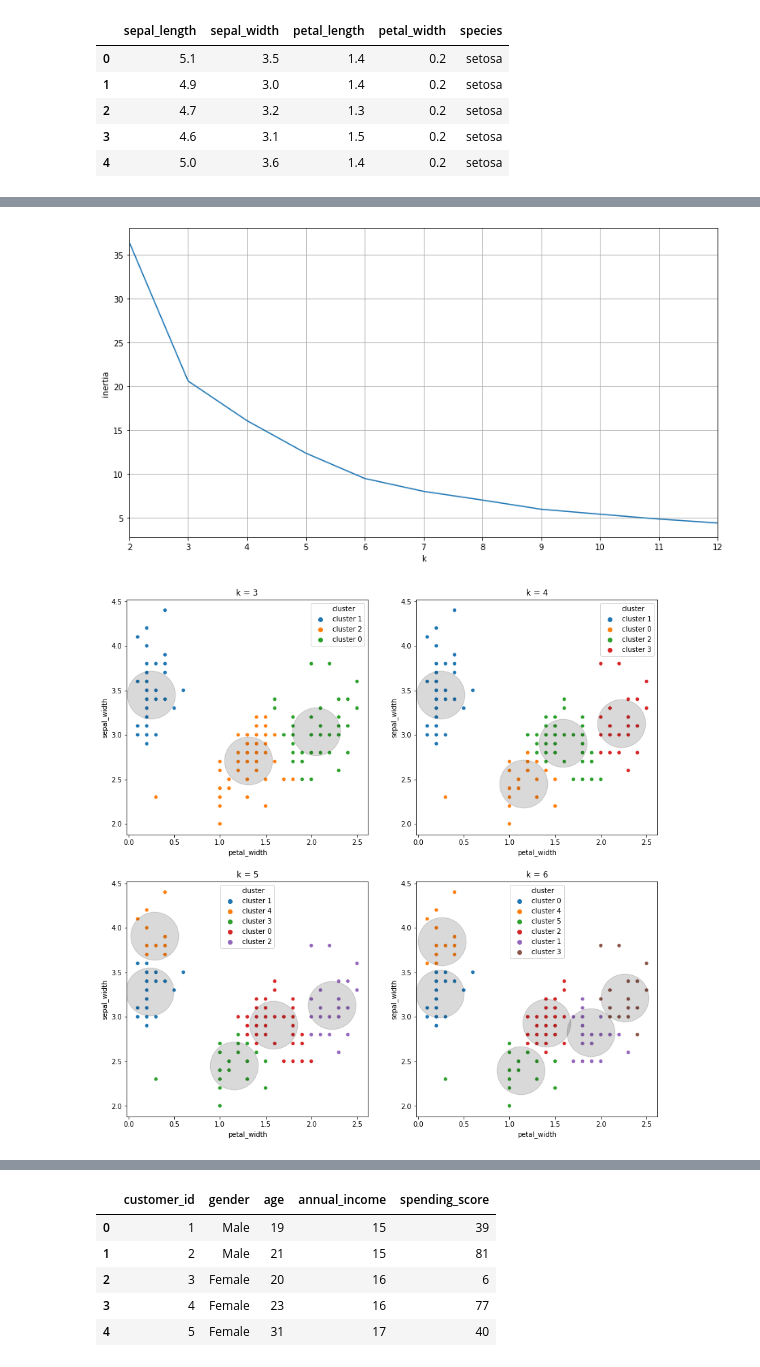
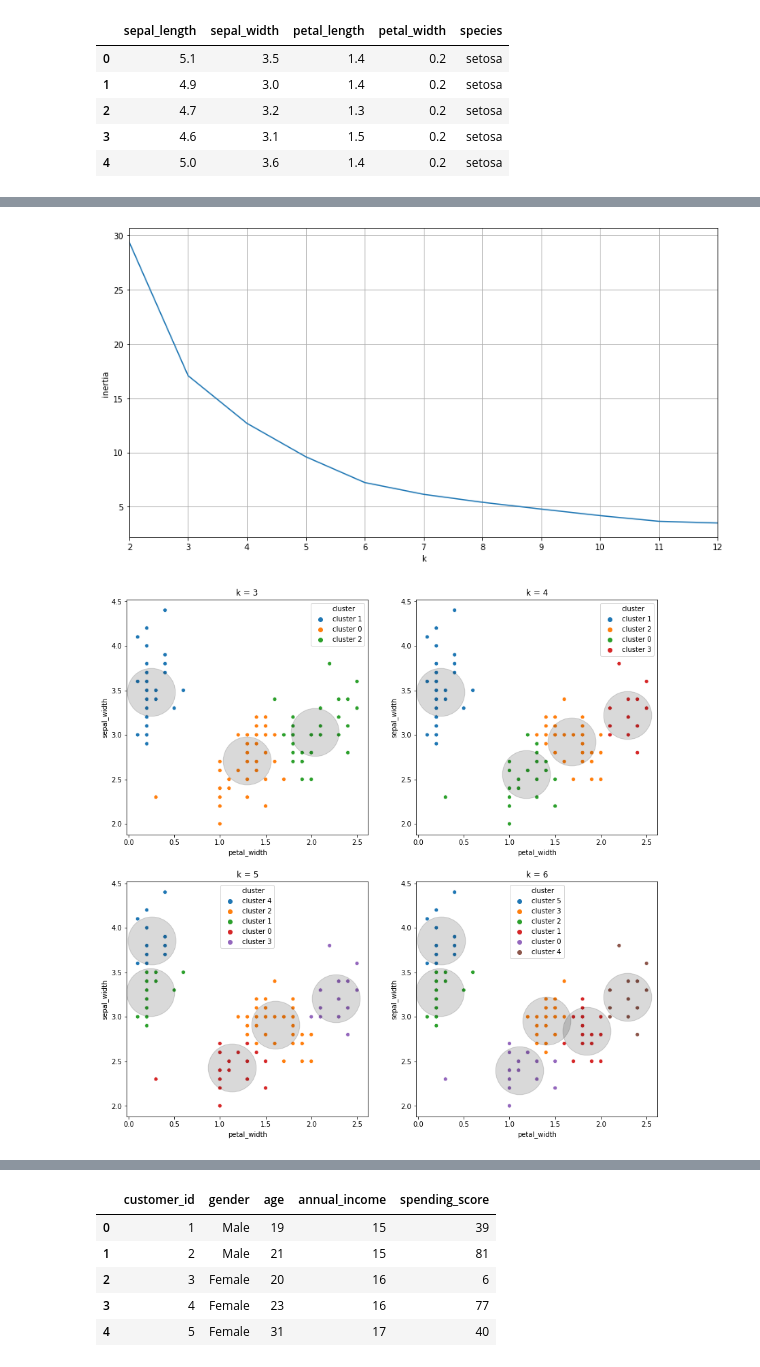
Before and after one commit to CameronGTaylor/ds-methodologies-exercises, a Jupyter notebook: clustering/modeling.ipynb, the cells around one changed output, grey strips where cells are left out. Cells and saved outputs as stored; diff of their text form; code cells hidden in the pictures.

```diff
--- a/clustering/modeling.ipynb
+++ b/clustering/modeling.ipynb
@@ -19,22 +20,26 @@ df.head()
 | 2 | 4.7 | 3.2 | 1.3 | 0.2 | setosa |
 | 3 | 4.6 | 3.1 | 1.5 | 0.2 | setosa |
 | 4 | 5.0 | 3.6 | 1.4 | 0.2 | setosa |
+# %%
+train, test = train_test_split(df, train_size=.8)
 # %%
-X = df[['petal_width','sepal_width']]
+X = train[['petal_width','sepal_width']]
 # %%
 kmeans = KMeans(3)
 kmeans.fit(X)
-df['cluster'] = kmeans.predict(X)
-df.cluster = 'cluster ' + df.cluster.astype(str)
+train['cluster'] = kmeans.predict(X)
+train.cluster = 'cluster ' + train.cluster.astype(str)
 
 plt.rc('figure',figsize=(13, 7))
 
 plt.subplot(121)
-sns.scatterplot(df.petal_width, df.sepal_width, hue=df.species)
+sns.scatterplot(train.petal_width, train.sepal_width,
+                hue=train.species)
 plt.legend()
 plt.xlabel('petal_width')
 plt.ylabel('sepal_width')
 plt.subplot(122)
-sns.scatterplot(df.petal_width, df.sepal_width, hue=df.cluster)
+sns.scatterplot(train.petal_width, train.sepal_width,
+                hue=train.cluster)
 # %% [output]
 <matplotlib.axes._subplots.AxesSubplot at 0x...>
@@ -61,22 +67,23 @@ plt.ylabel('inertia')
 plt.xticks(range(2, 13))
 plt.grid()
 # %% [output]
-[figure, old version]
+[figure, new version]
 # %%
 plt.figure(figsize=(14, 14))
 for i, k in enumerate([3, 4, 5, 6]):
     plt.subplot(2, 2, i + 1)
     kmeans = KMeans(k)
     kmeans.fit(X)
-    df['cluster'] = kmeans.predict(X)
-    df.cluster = 'cluster ' + df.cluster.astype(str)
-    sns.scatterplot(df.petal_width, df.sepal_width, hue=df.cluster)
+    train['cluster'] = kmeans.predict(X)
+    train.cluster = 'cluster ' + train.cluster.astype(str)
+    sns.scatterplot(train.petal_width, train.sepal_width,
+                    hue=train.cluster)
     centroids = pd.DataFrame(kmeans.cluster_centers_,
                              columns=X.columns)
     centroids.plot.scatter(y='sepal_width', x='petal_width',
                            ax=plt.gca(), alpha=.15, s=5000,
                            c='black')
     plt.title(f'k = {k}')
 # %% [output]
-[figure, old version]
+[figure, new version]
 # %%
```
Also changed, not shown: parts of 22 cells of this notebook.
